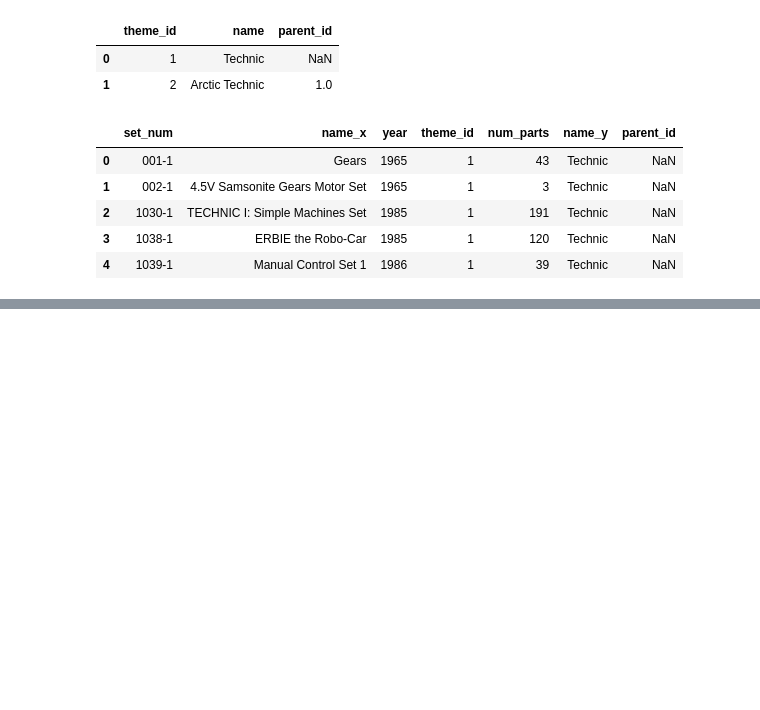
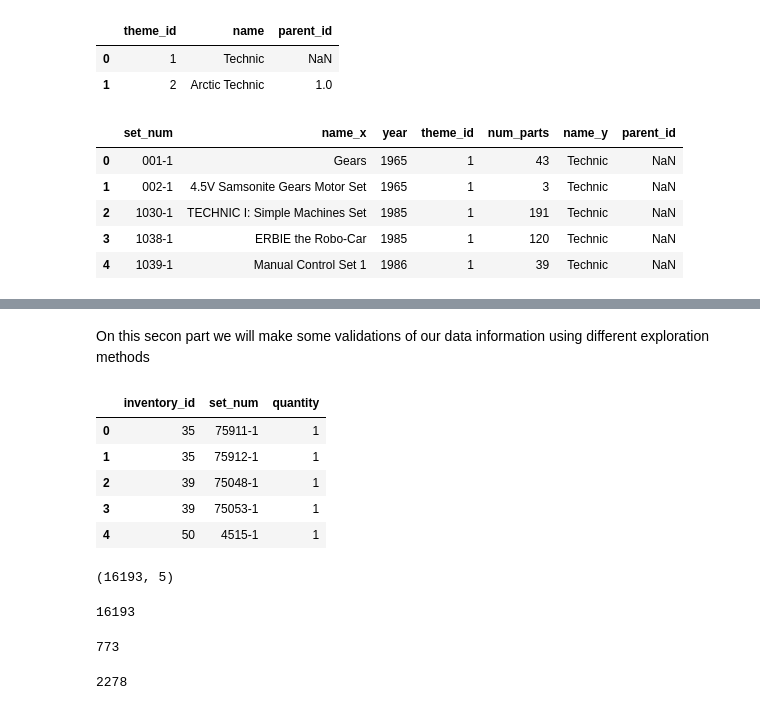
Before and after one commit to oscardbocanegra/udemy, a Jupyter notebook: analisis_datos/merging_dataframes.ipynb, the cells around one changed output, grey strips where cells are left out. Drawn from its saved outputs; the diff is of its cells as text; code cells hidden in the pictures; blank space fills up the shorter version.

```diff
--- a/analisis_datos/merging_dataframes.ipynb
+++ b/analisis_datos/merging_dataframes.ipynb
@@ -293,0 +314,28 @@ sets_with_themes.head()
+# %% [markdown]
+On this secon part we will make some validations of our data information using different exploration methods
+# %%
+inventory_set = pd.read_csv("/home/david/materiales/02-merging-dataframes/lego-database/inventory_sets.csv.gz")
+inventory_set.head()
+# %% [output]
+|  | inventory_id | set_num | quantity |
+| 0 | 35 | 75911-1 | 1 |
+| 1 | 35 | 75912-1 | 1 |
+| 2 | 39 | 75048-1 | 1 |
+| 3 | 39 | 75053-1 | 1 |
+| 4 | 50 | 4515-1 | 1 |
+# %%
+sets.shape
+# %% [output]
+(16193, 5)
+# %%
+sets['set_num'].nunique()
+# %% [output]
+16193
+# %%
+inventory_set['inventory_id'].nunique()
+# %% [output]
+773
+# %%
+inventory_set['set_num'].nunique()
+# %% [output]
+2278
```
Also changed, not shown: parts of 4 cells of this notebook.
